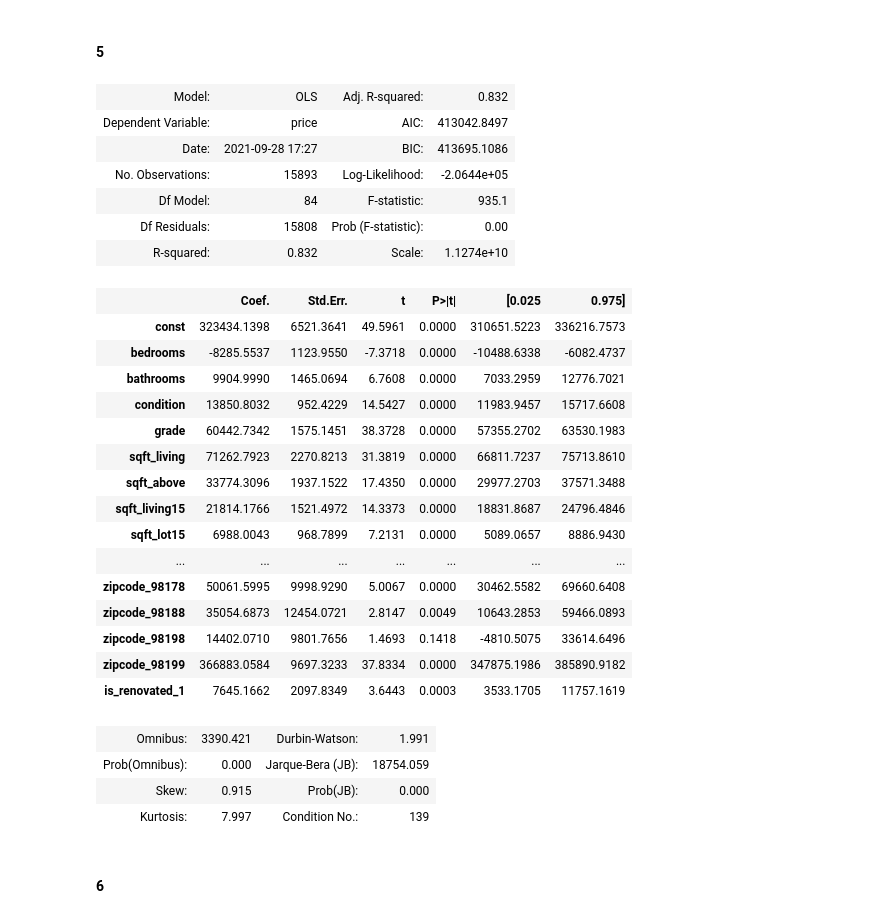
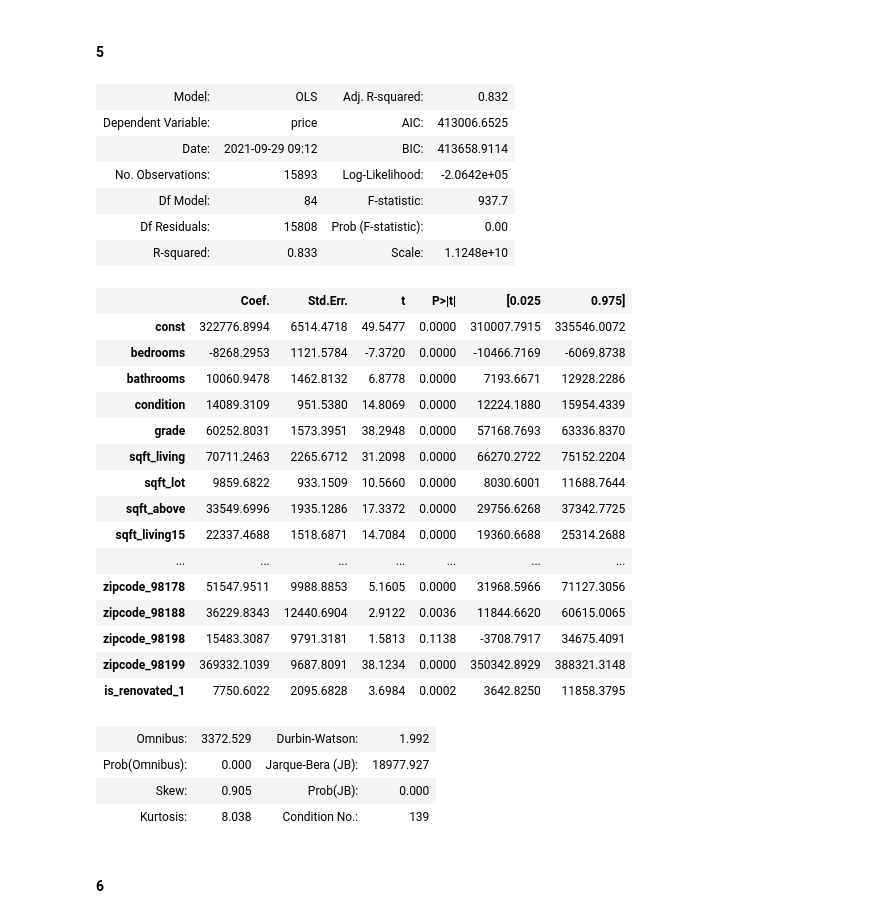
Before and after one commit to dan-rl1976/kc_housing_regression, a Jupyter notebook: final_notebook.ipynb, the cells around one changed output. Cells and saved outputs as stored; diff of their text form; code cells hidden in the pictures.

```diff
--- a/final_notebook.ipynb
+++ b/final_notebook.ipynb
@@ -597,14 +587,14 @@ def train_test_validation(X_train, y_train, X_test):
     for split, y_pred in [('train', y_train_pred), ('test', y_test_pred)]:
         y_true = y_train.copy() if split == 'train' else y_test.copy()
 
-        r2 = r2_score(y_true, y_pred)
-        mse = mean_squared_error(y_true, y_pred)
-        mae = mean_absolute_error(y_true, y_pred)
+        r2 = r2_score(y_true, y_pred).round(3)
+        mse = mean_squared_error(y_true, y_pred).round(3)
+        mae = mean_absolute_error(y_true, y_pred).round(3)
         split_dct = {
             'r2': r2,
             'mse': mse,
             'mae': mae,
-            'rmse': np.sqrt(mse)
+            'rmse': np.sqrt(mse).round(3)
         }
         metrics_dct[split] = split_dct
     return metrics_dct
@@ -631,10 +621,11 @@ In this section we will attempt to brute force a better QQ plot, while preservin
 #### 1
 # %%
 # merging processed continuous values with encoded categories
-X_train_2 = X_train_scaled.drop(['sqft_lot'],
+# dropping sqft_lot due to high p-value
+X_train_2 = X_train_scaled.drop(['sqft_lot15'],
                                 axis=1).merge(features_train,
                                               left_index=True, right_index=True)
-X_test_2 = X_test_scaled.drop(['sqft_lot'],
+X_test_2 = X_test_scaled.drop(['sqft_lot15'],
                                 axis=1).merge(features_test,
                                               left_index=True, right_index=True)
 # adding constant
@@ -732,11 +723,11 @@ model_3.summary2() #.summary2() supresses scientific notation and increases legi
 #### 3
 # %%
 # merging processed continuous values with encoded categories
-X_train_4 = X_train_scaled.drop(['sqft_lot',
+X_train_4 = X_train_scaled.drop(['sqft_lot15',
                                'bedrooms'],
                               axis=1).merge(features_train,
                                             left_index=True, right_index=True)
-X_test_4 = X_test_scaled.drop(['sqft_lot',
+X_test_4 = X_test_scaled.drop(['sqft_lot15',
                                'bedrooms'],
                               axis=1).merge(features_test,
                                             left_index=True, right_index=True)
@@ -783,11 +774,11 @@ model_4.summary2() #.summary2() supresses scientific notation and increases legi
 #### 4
 # %%
 # merging processed continuous values with encoded categories
-X_train_5 = X_train_scaled.drop(['sqft_lot',
+X_train_5 = X_train_scaled.drop(['sqft_lot15',
                                'bathrooms'],
                               axis=1).merge(features_train,
                                             left_index=True, right_index=True)
-X_test_5 = X_test_scaled.drop(['sqft_lot',
+X_test_5 = X_test_scaled.drop(['sqft_lot15',
                                'bathrooms'],
                               axis=1).merge(features_test,
                                             left_index=True, right_index=True)
@@ -834,53 +825,53 @@ model_5.summary2() #.summary2() supresses scientific notation and increases legi
 #### 5
 # %%
 # merging processed continuous values with encoded categories
-X_train_6 = X_train_scaled.drop(['sqft_lot',
+X_train_6 = X_train_scaled.drop(['sqft_lot15',
                                'floors'],
                               axis=1).merge(features_train,
                                             left_index=True, right_index=True)
-X_test_6 = X_test_scaled.drop(['sqft_lot',
+X_test_6 = X_test_scaled.drop(['sqft_lot15',
                                'floors'],
                               axis=1).merge(features_test,
                                             left_index=True, right_index=True)
 # adding constant
 X_train_6_int = sm.add_constant(X_train_6)
 X_test_6_int = sm.add_constant(X_test_6)
 
 # resetting indicies to ensure alignment
 X_train_6_int.reset_index(drop=True, inplace=True)
 y_train.reset_index(drop=True, inplace=True)
 
 # fitting model
 model_6 = sm.OLS(y_train ,X_train_6_int).fit()
 model_6.summary2() #.summary2() supresses scientific notation and increases legibility
 # %% [output]
 | Model: | OLS | Adj. R-squared: | 0.832 |
-| Dependent Variable: | price | AIC: | 413042.8497 |
-| Date: | 2021-09-28 17:27 | BIC: | 413695.1086 |
-| No. Observations: | 15893 | Log-Likelihood: | -2.0644e+05 |
-| Df Model: | 84 | F-statistic: | 935.1 |
+| Dependent Variable: | price | AIC: | 413006.6525 |
+| Date: | 2021-09-29 09:12 | BIC: | 413658.9114 |
+| No. Observations: | 15893 | Log-Likelihood: | -2.0642e+05 |
+| Df Model: | 84 | F-statistic: | 937.7 |
 | Df Residuals: | 15808 | Prob (F-statistic): | 0.00 |
-| R-squared: | 0.832 | Scale: | 1.1274e+10 |
+| R-squared: | 0.833 | Scale: | 1.1248e+10 |
 |  | Coef. | Std.Err. | t | P>|t| | [0.025 | 0.975] |
-| const | 323434.1398 | 6521.3641 | 49.5961 | 0.0000 | 310651.5223 | 336216.7573 |
-| bedrooms | -8285.5537 | 1123.9550 | -7.3718 | 0.0000 | -10488.6338 | -6082.4737 |
-| bathrooms | 9904.9990 | 1465.0694 | 6.7608 | 0.0000 | 7033.2959 | 12776.7021 |
-| condition | 13850.8032 | 952.4229 | 14.5427 | 0.0000 | 11983.9457 | 15717.6608 |
-| grade | 60442.7342 | 1575.1451 | 38.3728 | 0.0000 | 57355.2702 | 63530.1983 |
-| sqft_living | 71262.7923 | 2270.8213 | 31.3819 | 0.0000 | 66811.7237 | 75713.8610 |
-| sqft_above | 33774.3096 | 1937.1522 | 17.4350 | 0.0000 | 29977.2703 | 37571.3488 |
-| sqft_living15 | 21814.1766 | 1521.4972 | 14.3373 | 0.0000 | 18831.8687 | 24796.4846 |
-| sqft_lot15 | 6988.0043 | 968.7899 | 7.2131 | 0.0000 | 5089.0657 | 8886.9430 |
+| const | 322776.8994 | 6514.4718 | 49.5477 | 0.0000 | 310007.7915 | 335546.0072 |
+| bedrooms | -8268.2953 | 1121.5784 | -7.3720 | 0.0000 | -10466.7169 | -6069.8738 |
+| bathrooms | 10060.9478 | 1462.8132 | 6.8778 | 0.0000 | 7193.6671 | 12928.2286 |
+| condition | 14089.3109 | 951.5380 | 14.8069 | 0.0000 | 12224.1880 | 15954.4339 |
+| grade | 60252.8031 | 1573.3951 | 38.2948 | 0.0000 | 57168.7693 | 63336.8370 |
+| sqft_living | 70711.2463 | 2265.6712 | 31.2098 | 0.0000 | 66270.2722 | 75152.2204 |
+| sqft_lot | 9859.6822 | 933.1509 | 10.5660 | 0.0000 | 8030.6001 | 11688.7644 |
+| sqft_above | 33549.6996 | 1935.1286 | 17.3372 | 0.0000 | 29756.6268 | 37342.7725 |
+| sqft_living15 | 22337.4688 | 1518.6871 | 14.7084 | 0.0000 | 19360.6688 | 25314.2688 |
 | ... | ... | ... | ... | ... | ... | ... |
-| zipcode_98178 | 50061.5995 | 9998.9290 | 5.0067 | 0.0000 | 30462.5582 | 69660.6408 |
-| zipcode_98188 | 35054.6873 | 12454.0721 | 2.8147 | 0.0049 | 10643.2853 | 59466.0893 |
-| zipcode_98198 | 14402.0710 | 9801.7656 | 1.4693 | 0.1418 | -4810.5075 | 33614.6496 |
-| zipcode_98199 | 366883.0584 | 9697.3233 | 37.8334 | 0.0000 | 347875.1986 | 385890.9182 |
-| is_renovated_1 | 7645.1662 | 2097.8349 | 3.6443 | 0.0003 | 3533.1705 | 11757.1619 |
+| zipcode_98178 | 51547.9511 | 9988.8853 | 5.1605 | 0.0000 | 31968.5966 | 71127.3056 |
+| zipcode_98188 | 36229.8343 | 12440.6904 | 2.9122 | 0.0036 | 11844.6620 | 60615.0065 |
+| zipcode_98198 | 15483.3087 | 9791.3181 | 1.5813 | 0.1138 | -3708.7917 | 34675.4091 |
+| zipcode_98199 | 369332.1039 | 9687.8091 | 38.1234 | 0.0000 | 350342.8929 | 388321.3148 |
+| is_renovated_1 | 7750.6022 | 2095.6828 | 3.6984 | 0.0002 | 3642.8250 | 11858.3795 |
-| Omnibus: | 3390.421 | Durbin-Watson: | 1.991 |
-| Prob(Omnibus): | 0.000 | Jarque-Bera (JB): | 18754.059 |
-| Skew: | 0.915 | Prob(JB): | 0.000 |
-| Kurtosis: | 7.997 | Condition No.: | 139 |
+| Omnibus: | 3372.529 | Durbin-Watson: | 1.992 |
+| Prob(Omnibus): | 0.000 | Jarque-Bera (JB): | 18977.927 |
+| Skew: | 0.905 | Prob(JB): | 0.000 |
+| Kurtosis: | 8.038 | Condition No.: | 139 |
 # %% [markdown]
 #### 6
 # %%
```
Also changed, not shown: parts of 32 cells of this notebook, 4 other files.
